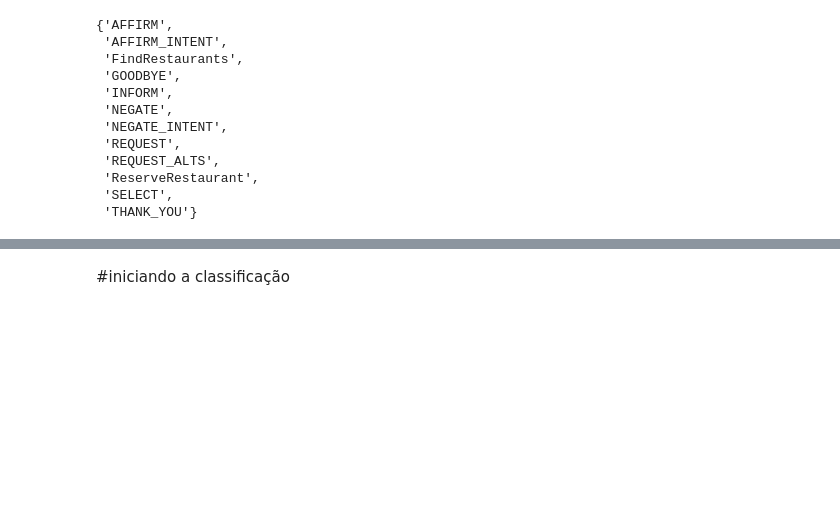
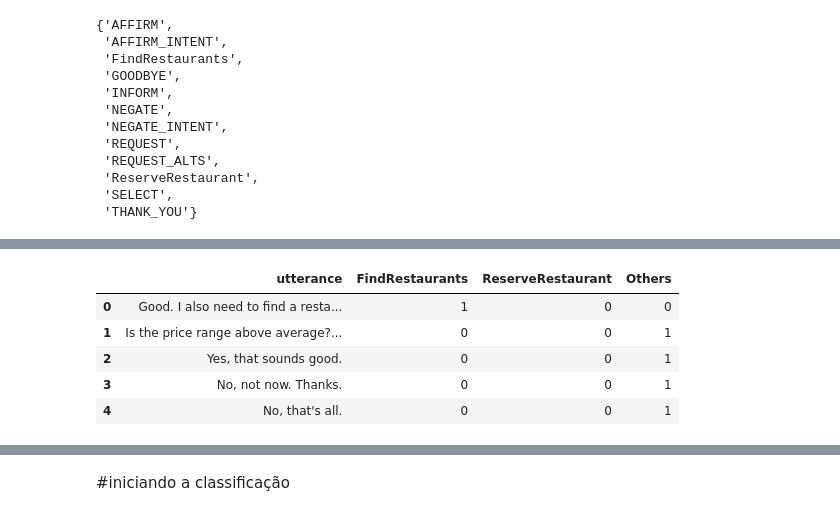
Before and after one commit to IndioP/Projeto_NLP, a Jupyter notebook: NLP.ipynb, the cells around one changed output, grey strips where cells are left out. Drawn from its saved outputs; the diff is of its cells as text; code cells hidden in the pictures; blank space fills up the shorter version.

```diff
--- a/NLP.ipynb
+++ b/NLP.ipynb
@@ -300,2 +346,11 @@ df[df['Others'] != 0].head(10)
 # %%
 df = df[['utterance','FindRestaurants','ReserveRestaurant','Others']]
+# %%
+df.head(5)
+# %% [output]
+|  | utterance | FindRestaurants | ReserveRestaurant | Others |
+| 0 | Good. I also need to find a resta... | 1 | 0 | 0 |
+| 1 | Is the price range above average?... | 0 | 0 | 1 |
+| 2 | Yes, that sounds good. | 0 | 0 | 1 |
+| 3 | No, not now. Thanks. | 0 | 0 | 1 |
+| 4 | No, that's all. | 0 | 0 | 1 |
```
Also changed, not shown: parts of 33 cells of this notebook.
